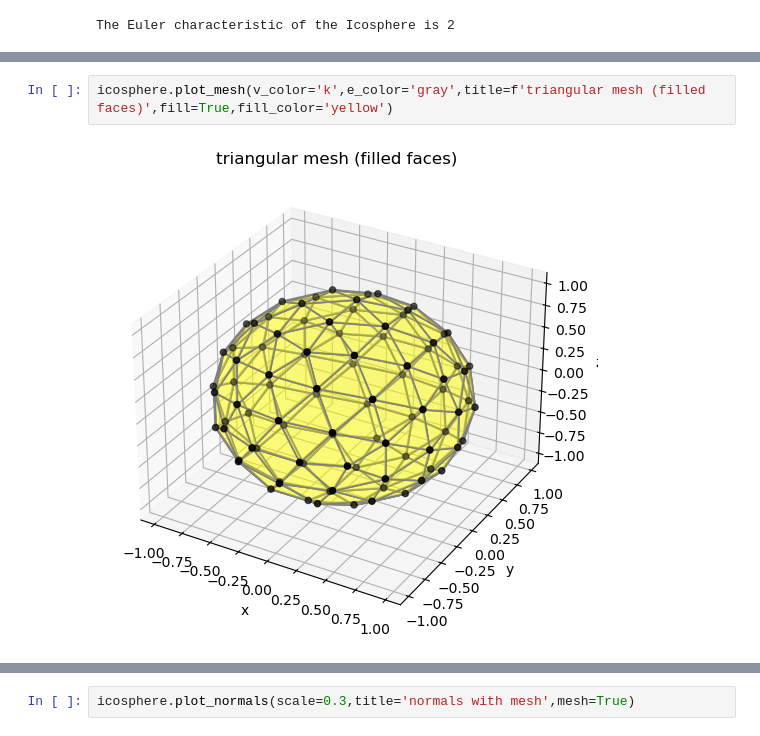
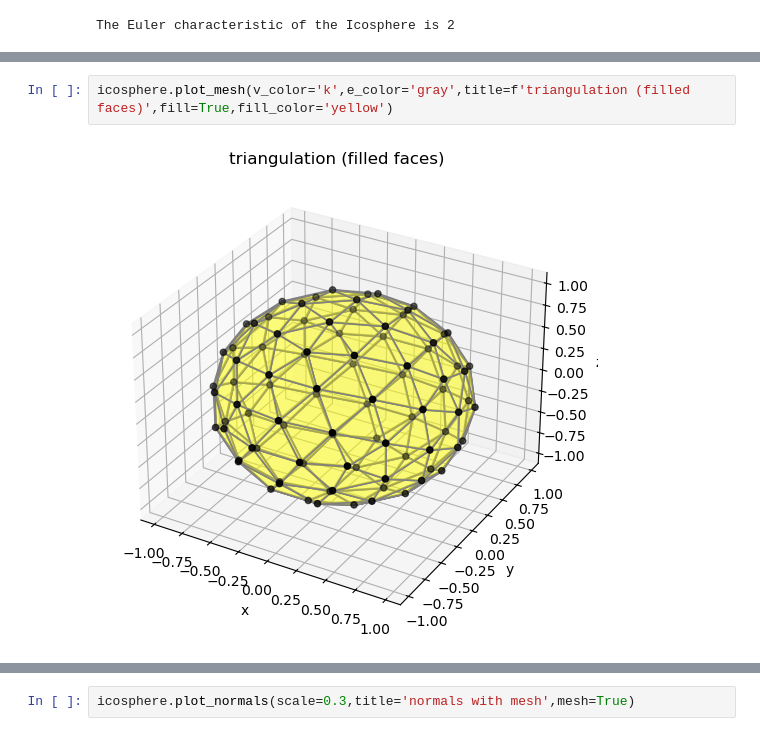
Before and after one commit to dHuberYoumans/maths, a Jupyter notebook: MeanCurvFlow/notebook/MeanCurvFlow.ipynb, the cells around one changed output, grey strips where cells are left out. Drawn from its saved outputs; the diff is of its cells as text.

```diff
--- a/MeanCurvFlow/notebook/MeanCurvFlow.ipynb
+++ b/MeanCurvFlow/notebook/MeanCurvFlow.ipynb
@@ -153,7 +157,7 @@ icosphere.plot_mesh(v_color='k',e_color='gray',title=f'triangular mesh of icosph
 # %% [output]
 [figure]
 # %%
-icosphere.plot_mesh(v_color='k',e_color='gray',title=f'triangular mesh (filled faces)',fill=True,fill_color='yellow')
+icosphere.plot_mesh(v_color='k',e_color='gray',title=f'triangulation (filled faces)',fill=True,fill_color='yellow')
 # %% [output]
-[figure, old version]
+[figure, new version]
 # %%
```
Also changed, not shown: parts of 3 cells of this notebook.
